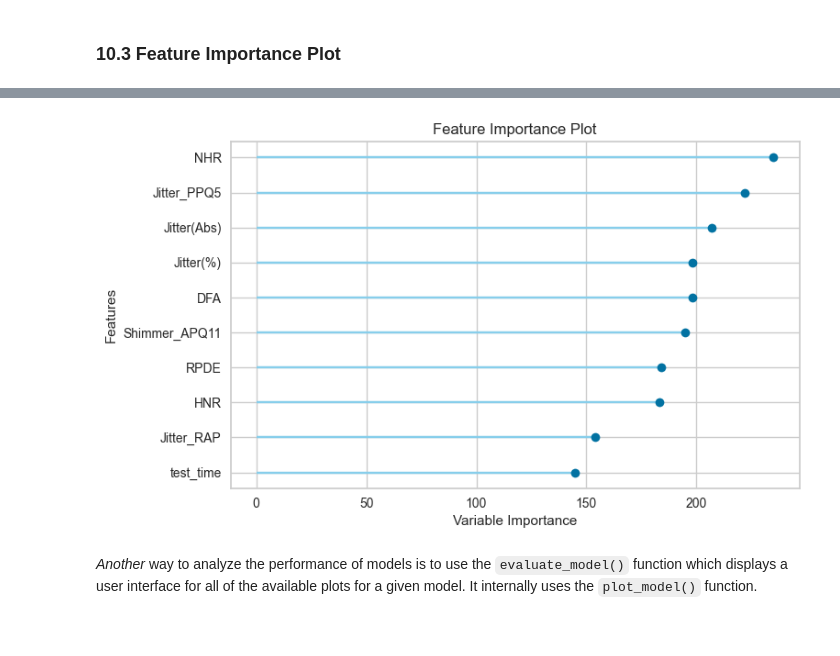
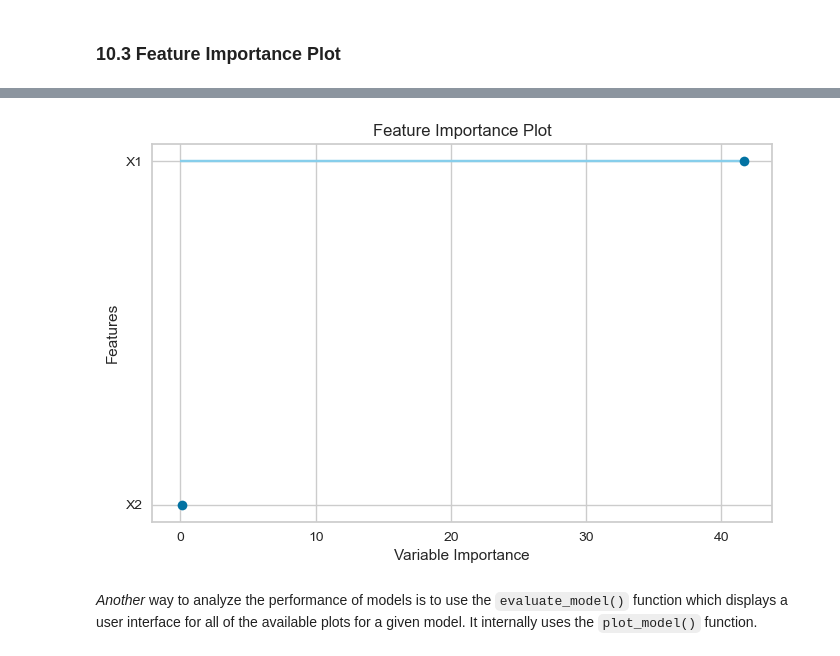
Before and after one commit to orchidalgia/CBM101, a Jupyter notebook: F_Machine_learning/2_Supervised-Learning/Pycaret_regression.ipynb, the cells around one changed output, grey strips where cells are left out. Saved outputs shown, nothing was run; the diff lists cells and outputs as text; code cells hidden in the pictures.

```diff
--- a/F_Machine_learning/2_Supervised-Learning/Pycaret_regression.ipynb
+++ b/F_Machine_learning/2_Supervised-Learning/Pycaret_regression.ipynb
@@ -366,10 +362,10 @@ plot_model(tuned_lightgbm, plot = 'error')
 # %% [markdown]
 ### 10.3 Feature Importance Plot
 # %%
-plot_model(tuned_lightgbm, plot='feature')
+plot_model(tuned_lr, plot='feature')
 # %% [output]
 [interactive output not drawn]
-[figure, old version]
+[figure, new version]
 # %% [markdown]
 *Another* way to analyze the performance of models is to use the `evaluate_model()` function which displays a user interface for all of the available plots for a given model. It internally uses the `plot_model()` function.
 # %%
```
Also changed, not shown: parts of 54 cells of this notebook, 3 other files.
